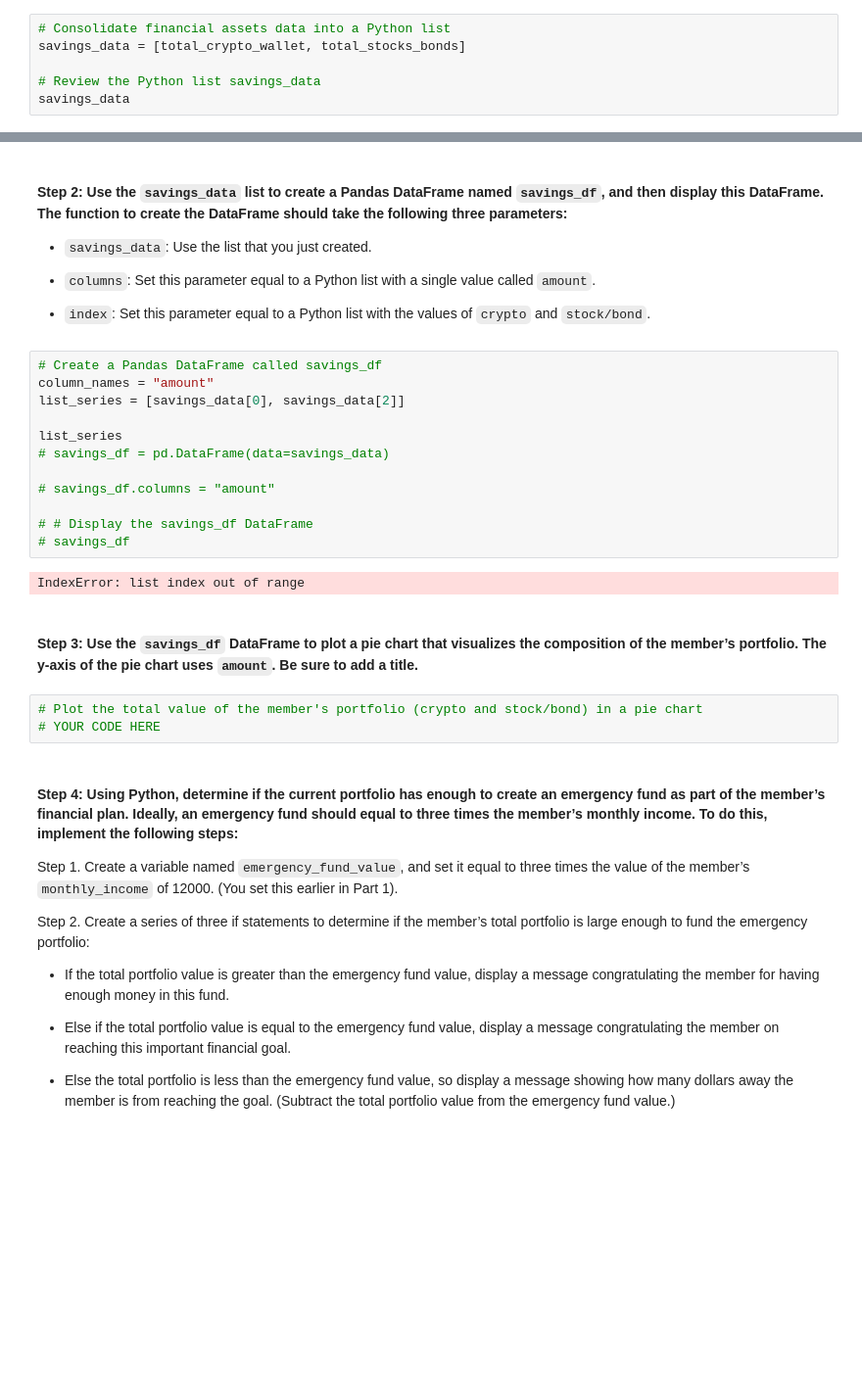
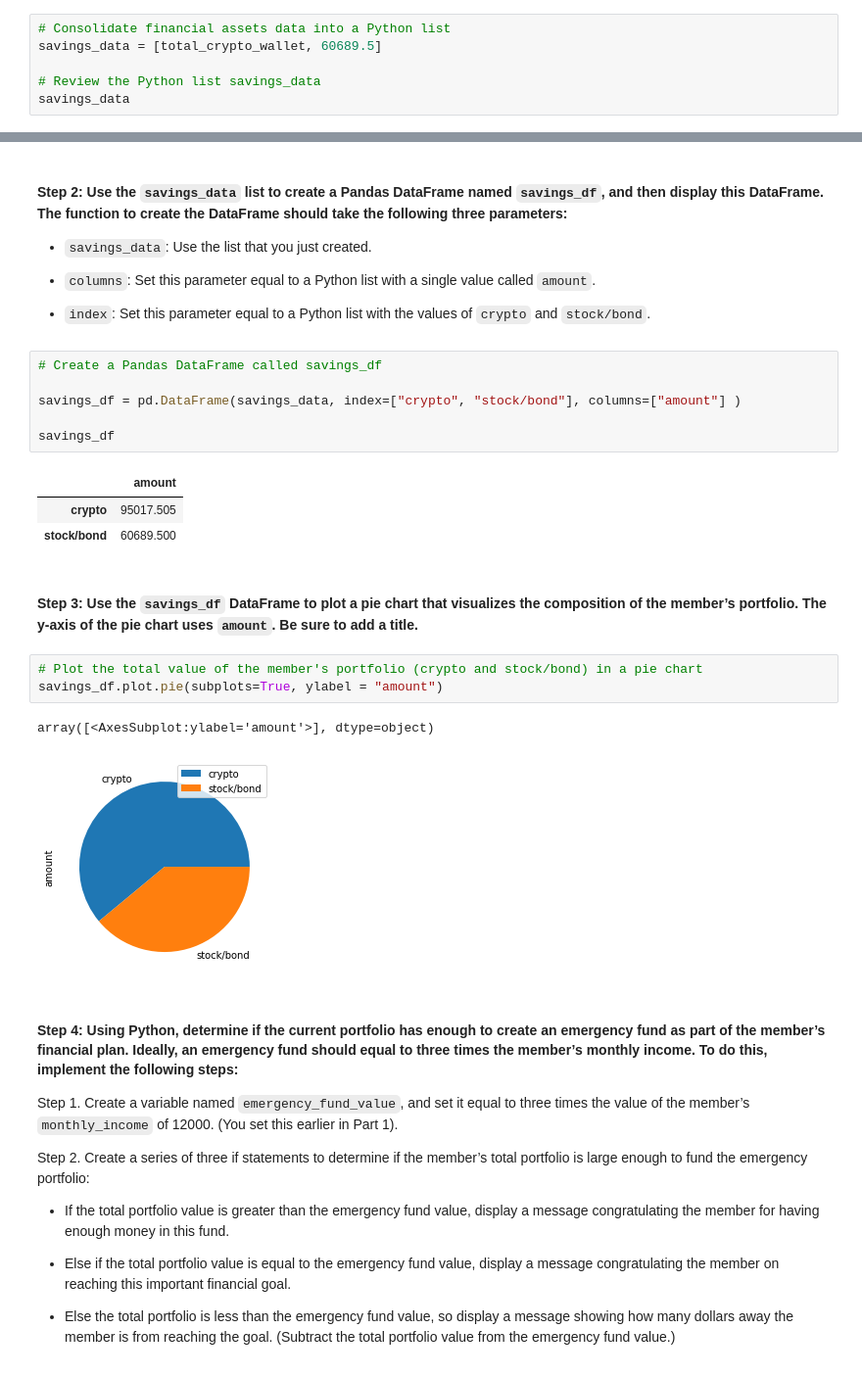
Before and after one commit to jojomani/financial_planner_tools, a Jupyter notebook: financial_planning_tools.ipynb, the cells around one changed output, grey strips where cells are left out. Shown: that part at 98% size. Cells and saved outputs as stored; diff of their text form; blank space fills up the shorter version.

```diff
--- a/financial_planning_tools.ipynb
+++ b/financial_planning_tools.ipynb
@@ -326,7 +328,7 @@ In this section, you’ll use the valuations for the cryptocurrency wallet and f
 #### Step 1: Create a Python list named `savings_data` that has two elements. The first element contains the total value of the cryptocurrency wallet. The second element contains the total value of the stock and bond portions of the portfolio.
 # %%
 # Consolidate financial assets data into a Python list
-savings_data = [total_crypto_wallet, total_stocks_bonds]
+savings_data = [total_crypto_wallet, 60689.5]
 
 # Review the Python list savings_data
 savings_data
@@ -344,23 +344,22 @@ savings_data
 - `index`: Set this parameter equal to a Python list with the values of `crypto` and `stock/bond`.
 # %%
 # Create a Pandas DataFrame called savings_df
-column_names = "amount"
-list_series = [savings_data[0], savings_data[2]]
 
-list_series
-# savings_df = pd.DataFrame(data=savings_data)
+savings_df = pd.DataFrame(savings_data, index=["crypto", "stock/bond"], columns=["amount"] )
 
-# savings_df.columns = "amount"
-
-# # Display the savings_df DataFrame
-# savings_df
+savings_df
 # %% [output]
-IndexError: list index out of range
+|  | amount |
+| crypto | 95017.505 |
+| stock/bond | 60689.500 |
 # %% [markdown]
 #### Step 3: Use the `savings_df` DataFrame to plot a pie chart that visualizes the composition of the member’s portfolio. The y-axis of the pie chart uses `amount`. Be sure to add a title.
 # %%
 # Plot the total value of the member's portfolio (crypto and stock/bond) in a pie chart
-# YOUR CODE HERE
+savings_df.plot.pie(subplots=True, ylabel = "amount")
+# %% [output]
+array([<AxesSubplot:ylabel='amount'>], dtype=object)
+[figure, added]
 # %% [markdown]
 #### Step 4: Using Python, determine if the current portfolio has enough to create an emergency fund as part of the member’s financial plan. Ideally, an emergency fund should equal to three times the member’s monthly income. To do this, implement the following steps:
 
```
Also changed, not shown: parts of 15 cells of this notebook.
